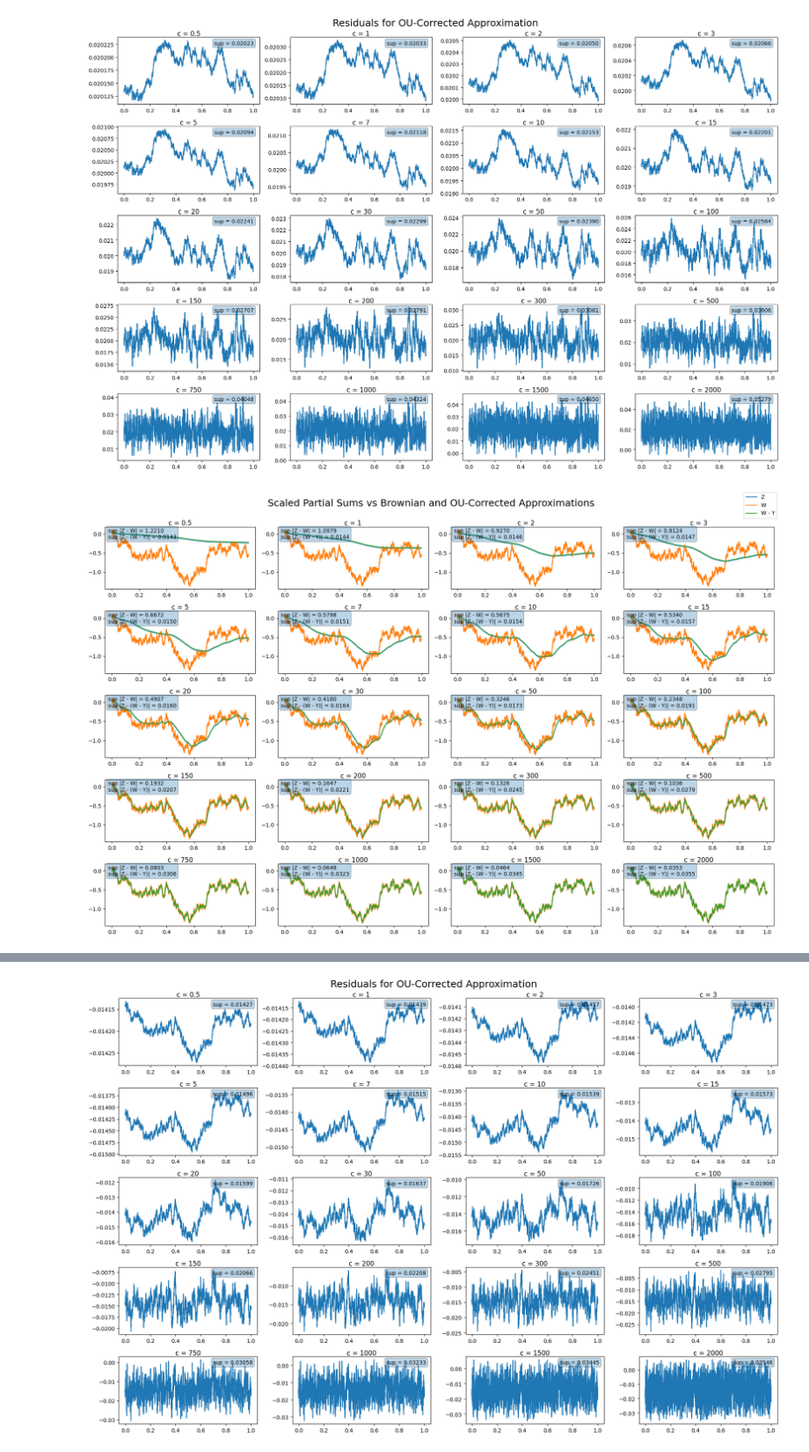
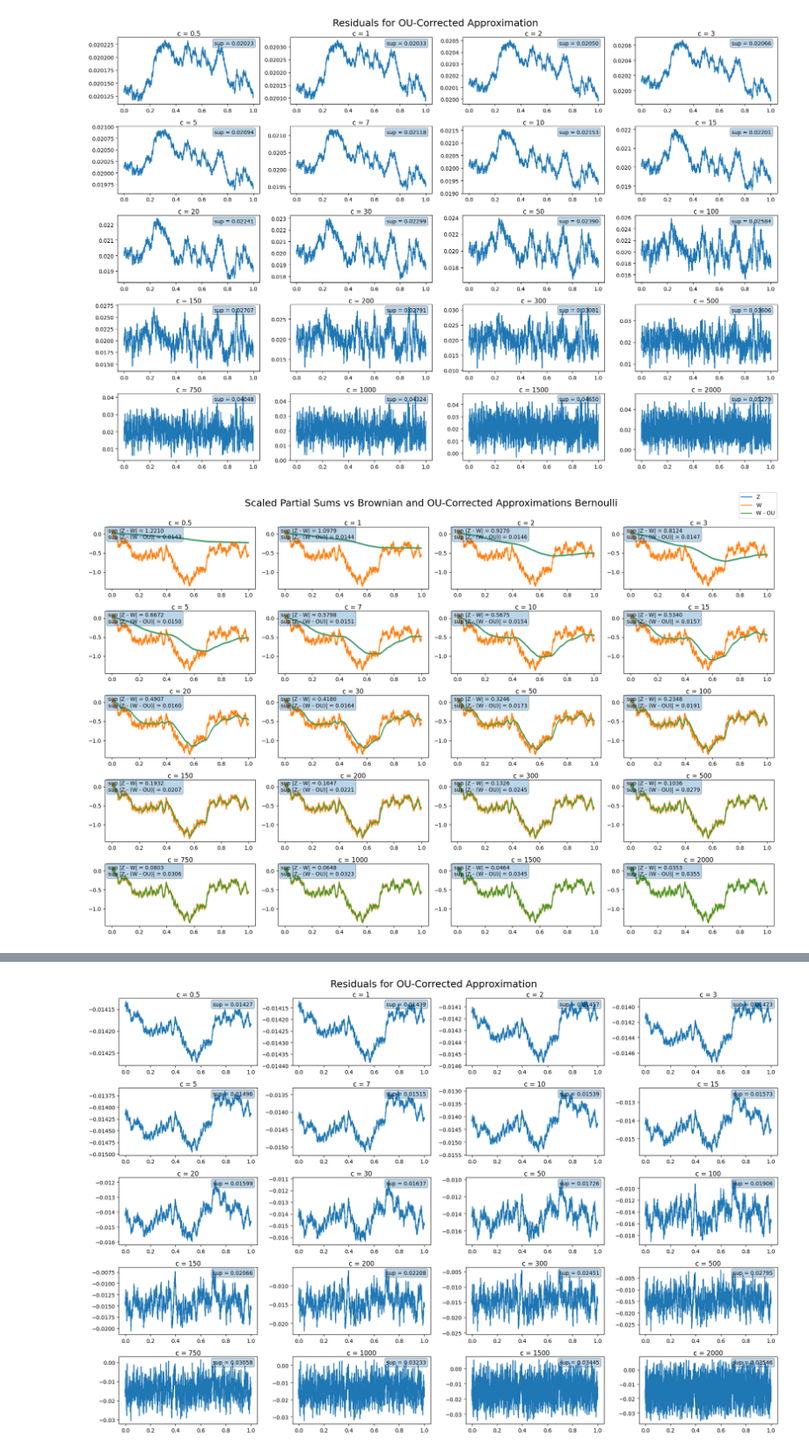
Before and after one commit to Shinyhunter95/Masters-Project, a Jupyter notebook: AR(1).ipynb, the cells around one changed output, grey strips where cells are left out. Shown at 88% size. Cells and saved outputs as stored; diff of their text form; code cells hidden in the pictures.

```diff
--- a/AR(1).ipynb
+++ b/AR(1).ipynb
@@ -90,7 +90,7 @@ for idx, c in enumerate(c_values):
 
     ax.plot(t, Z, label='Z')
     ax.plot(t, W, label='W')
-    ax.plot(t, W_corr, label='W - Y')
+    ax.plot(t, W_corr, label='W - OU')
 
     ax.set_title(f'c = {c}', pad=1)
 
@@ -99,7 +99,7 @@ for idx, c in enumerate(c_values):
         0.98,
         (
             f'sup |Z - W| = {err_BM:.4f}\n'
-            f'sup |Z - (W - Y)| = {err_corr:.4f}'
+            f'sup |Z - (W - OU)| = {err_corr:.4f}'
        ),
        transform=ax.transAxes,
        verticalalignment='top',
@@ -120,10 +120,10 @@ plt.show()
 # %%
 print(
     f"{'c':>8} "
-    f"{'rho':>10} "
+    f"{'\u03C1':>10} "
     f"{'sup|Z-W|':>15} "
-    f"{'sup|Z-(W-Y)|':>18} "
-    f"{'sup|Y|':>15} "
+    f"{'sup|Z-(W-OU)|':>18} "
+    f"{'sup|OU|':>15} "
     f"{'Error Reduction':>20}"
 )
 
@@ -174,7 +174,7 @@ for c in c_values2:
 
     err_BM = np.max(np.abs(Z - W))
     err_corr = np.max(np.abs(Z - W_corr))
-    sup_Y = np.max(np.abs(OU_term))
+    sup_OU = np.max(np.abs(OU_term))
 
     # ---------------------------------
     # Error Reduction Percentage
@@ -191,7 +191,7 @@ for c in c_values2:
         f"{rho:10.4f} "
         f"{err_BM:15.6f} "
         f"{err_corr:18.6f} "
-        f"{sup_Y:15.6f} "
+        f"{sup_OU:15.6f} "
         f"{error_reduction:19.2f}%"
     )
 # %% [output]
@@ -411,36 +411,36 @@ for idx, c in enumerate(c_values):
     fig.suptitle(
         'Scaled Partial Sums vs Brownian and OU-Corrected Approximations Bernoulli',
         fontsize=18, y=.95)
 
     ax.plot(t, Z, label='Z')
     ax.plot(t, W, label='W')
-    ax.plot(t, W_corr, label='W - Y')
+    ax.plot(t, W_corr, label='W - OU')
 
     ax.set_title(f'c = {c}', pad=1)
 
     ax.text(
         0.02,
         0.98,
         (
             f'sup |Z - W| = {err_BM:.4f}\n'
-            f'sup |Z - (W - Y)| = {err_corr:.4f}'
+            f'sup |Z - (W - OU)| = {err_corr:.4f}'
        ),
        transform=ax.transAxes,
        verticalalignment='top',
        bbox=dict(boxstyle='round', alpha=0.3)
     )
 
 # ---------------------------------
 # Shared legend
 # ---------------------------------
 
 handles, labels = axes[0].get_legend_handles_labels()
 fig.legend(handles, labels, loc='upper right', ncol=1, bbox_to_anchor=(1, 0.97))
 
 plt.tight_layout(rect=[0, 0, 1, 0.95])
 plt.show()
 # %% [output]
-[figure, old version]
+[figure, new version]
 # %%
 print(
     f"{'c':>8} "
```
Also changed, not shown: parts of 3 cells of this notebook.
